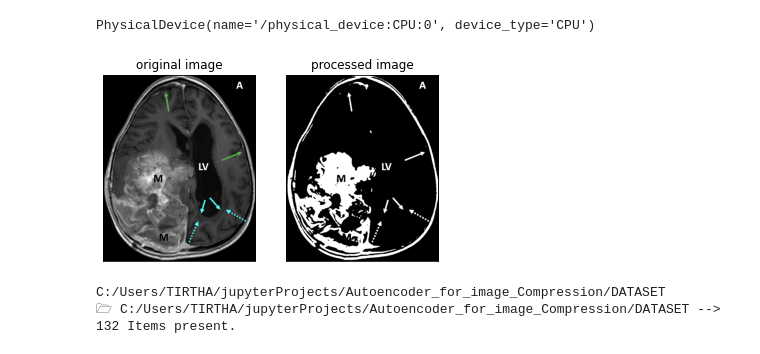
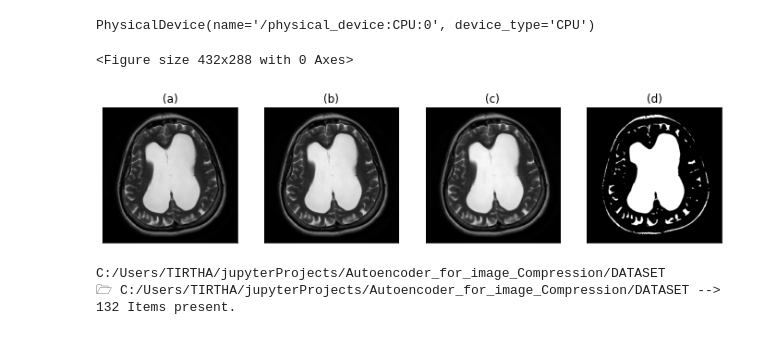
Before and after one commit to tirtharajsinha/Autoencoder_for_image_compression, a Jupyter notebook: Autoencoder for image compression using Deep learning.ipynb, the cells around one changed output. Cells and saved outputs as stored; diff of their text form; code cells hidden in the pictures.

```diff
--- a/Autoencoder for image compression using Deep learning.ipynb
+++ b/Autoencoder for image compression using Deep learning.ipynb
@@ -127,37 +127,59 @@ def image_threshholder(image, plot=False):
     # binary threshholding the image to clean the gray scale range and makes the image binary colored based on range.
     # to remove thresh holding comment the next line
     grayscale=cv2.cvtColor(image, cv2.COLOR_BGR2GRAY)
-    grayscale=cv2.GaussianBlur(grayscale,(5,5),0)
-    new_image= cv2.threshold(grayscale, 100, 255, cv2.THRESH_BINARY,cv2.CHAIN_APPROX_SIMPLE)[1]
+    blurred=cv2.GaussianBlur(grayscale,(5,5),0)
+    new_image= cv2.threshold(blurred, 100, 255, cv2.THRESH_BINARY,cv2.CHAIN_APPROX_SIMPLE)[1]
     if plot:
         # plots the after before effect on the image based on parameter plot
         # plot if plot=true, ignore the if block if plot=False
         plt.figure()
-        plt.subplot(1,2,1)
+        plt.figure(figsize=(12, 7))
+        plt.subplot(1,4,1)
         plt.imshow(image)
         plt.tick_params(axis="both", which="both",
                         top=False,bottom=False,left=False,right=False,
                        labelbottom=False,labeltop=False,labelleft=False,
                        labelright=False)
-        plt.title("original image")
-        plt.subplot(1,2,2)
+        plt.title("(a)")
+
+        plt.subplot(1,4,2)
+        plt.imshow(grayscale,cmap='gray')
+        plt.tick_params(axis="both", which="both",
+                        top=False,bottom=False,left=False,right=False,
+                       labelbottom=False,labeltop=False,labelleft=False,
+                       labelright=False)
+        plt.title("(b)")
+
+        plt.subplot(1,4,3)
+        plt.imshow(blurred,cmap='gray')
+        plt.tick_params(axis="both", which="both",
+                        top=False,bottom=False,left=False,right=False,
+                       labelbottom=False,labeltop=False,labelleft=False,
+                       labelright=False)
+        plt.title("(c)")
+
+
+
+
+        plt.subplot(1,4,4)
         plt.imshow(new_image,cmap="gray")
         plt.tick_params(axis="both", which="both",
                         top=False,bottom=False,left=False,right=False,
                        labelbottom=False,labeltop=False,labelleft=False,
                        labelright=False)
-        plt.title("processed image")
+        plt.title("(d)")
         plt.show()
 
     return new_image
 # %%
 # testing the crop_contour_brain_img() function
-example_image=cv2.imread(path+"/3.jpg")
+example_image=cv2.imread(path+"/4.jpg")
 img=image_threshholder(example_image,True)
 # plt.imshow(img)
 print()
 # %% [output]
+<Figure size 432x288 with 0 Axes>
-[figure, old version]
+[figure, new version]
 # %%
 # view directory tree
 def tree_printer(root):
```
Also changed, not shown: parts of 10 cells of this notebook, 2 other files.
